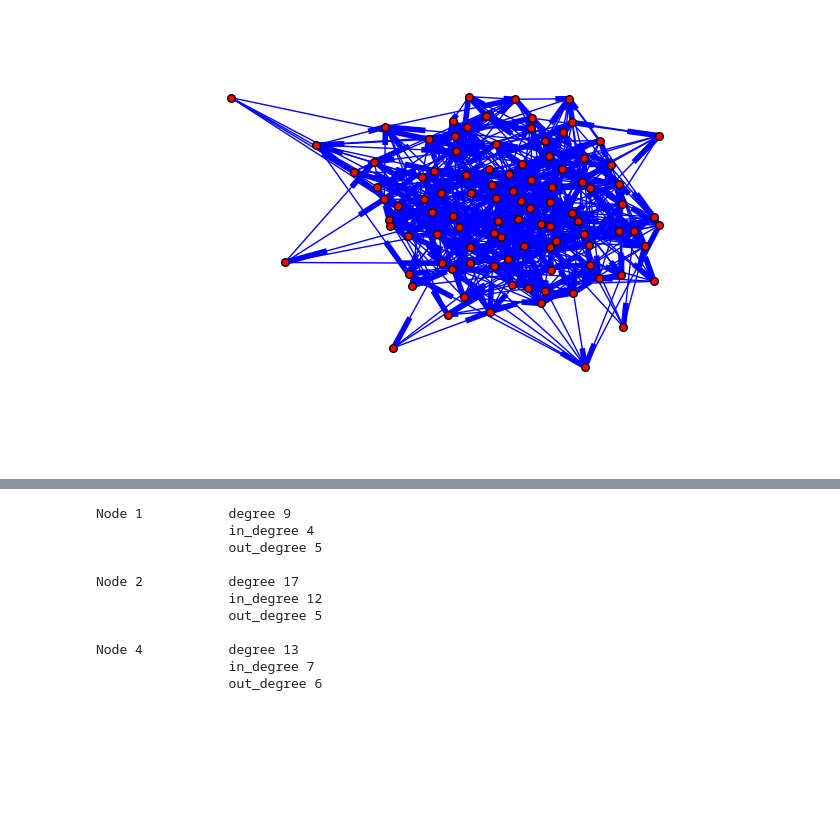
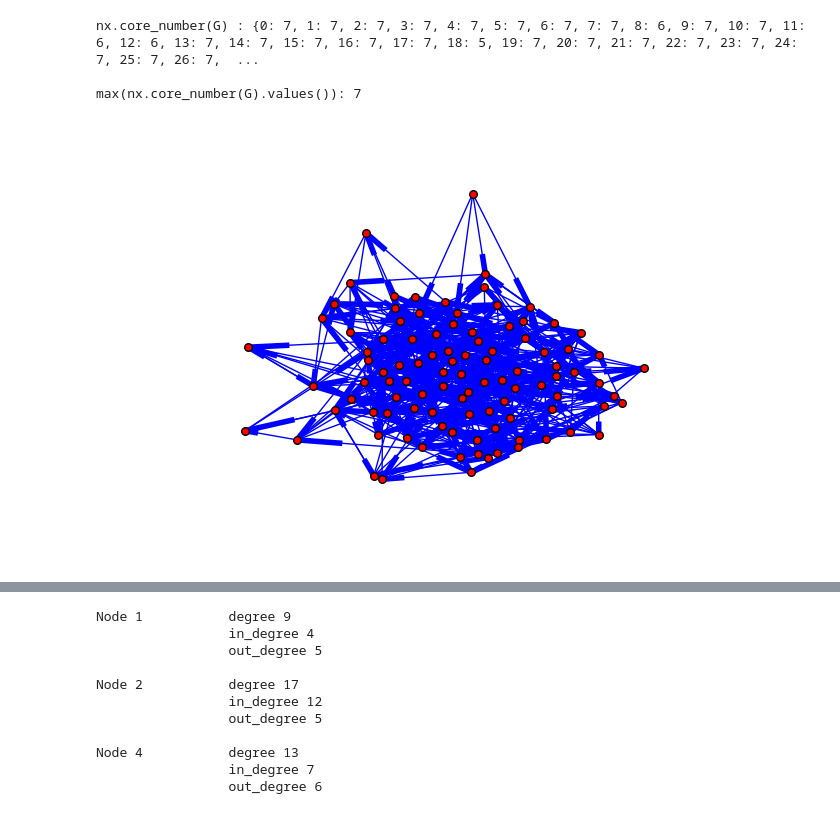
Before and after one commit to GCantergiani/centrality-measure-lth-model, a Jupyter notebook: notebooks/testing/0.1-gcantergiani-testing-cores.ipynb, the cells around one changed output, grey strips where cells are left out. Drawn from its saved outputs; the diff is of its cells as text; code cells hidden in the pictures; blank space fills up the shorter version.

Commit message:
add k-core stats

```diff
--- a/notebooks/testing/0.1-gcantergiani-testing-cores.ipynb
+++ b/notebooks/testing/0.1-gcantergiani-testing-cores.ipynb
@@ -52,6 +80,16 @@ Node 28 | degree 9
 Node 29 | degree 9
 # %%
 G=nx.gnm_random_graph(100,500, directed = True)
+
+print('nx.core_number(G) : {}'.format(nx.core_number(G)))
+print()
+
+k=max(nx.core_number(G).values())
+print('max(nx.core_number(G).values()): {}'.format(max(nx.core_number(G).values())))
+
 nx.draw(G, edge_color='b', node_size = 30)
 # %% [output]
+nx.core_number(G) : {0: 7, 1: 7, 2: 7, 3: 7, 4: 7, 5: 7, 6: 7, 7: 7, 8: 6, 9: 7, 10: 7, 11: 6, 12: 6, 13: 7, 14: 7, 15: 7, 16: 7, 17: 7, 18: 5, 19: 7, 20: 7, 21: 7, 22: 7, 23: 7, 24: 7, 25: 7, 26: 7,  ...
+
+max(nx.core_number(G).values()): 7
-[figure, old version]
+[figure, new version]
```
Also changed, not shown: parts of 10 cells of this notebook.
